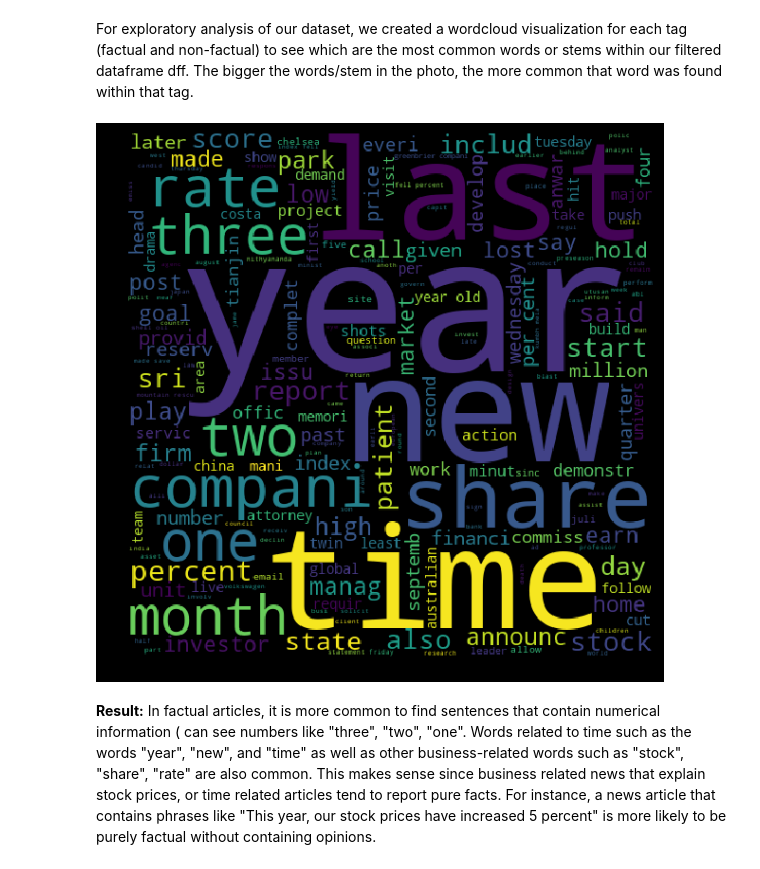
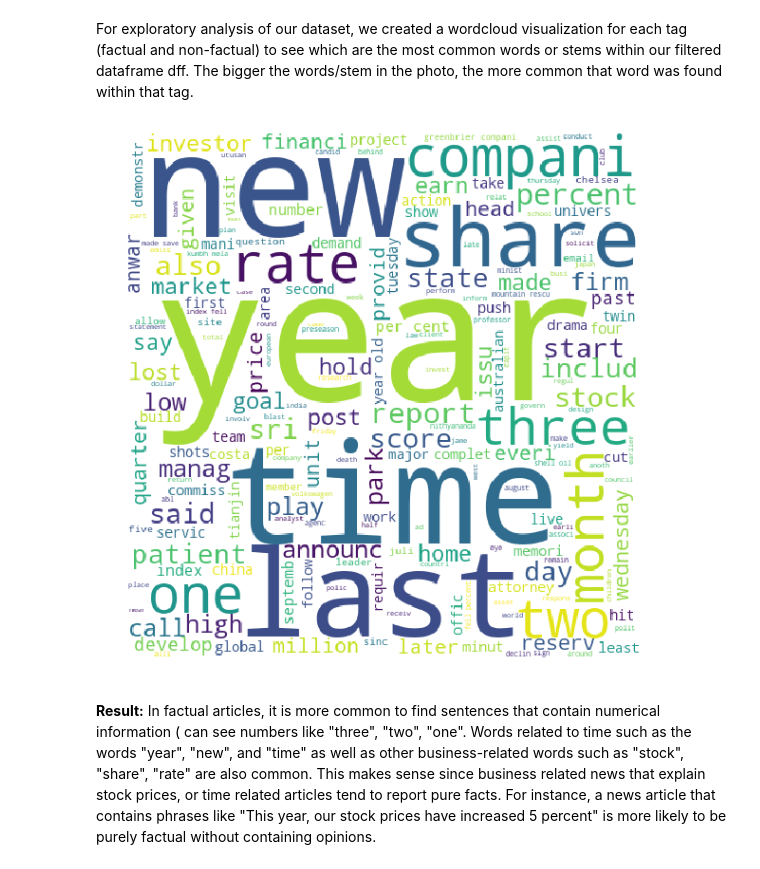
Before and after one commit to CarolineLiong/Fact-vs-Opinion-Articles, a Jupyter notebook: CSCI 183 Project.ipynb, the cells around one changed output. Saved outputs shown, nothing was run; the diff lists cells and outputs as text; code cells hidden in the pictures.

```diff
--- a/CSCI 183 Project.ipynb
+++ b/CSCI 183 Project.ipynb
@@ -319,14 +319,14 @@ For exploratory analysis of our dataset, we created a wordcloud visualization fo
 # %%
 #cloud words for filtered dataset - this is for the factual words
 fact_words = ' '.join(list(dff[dff['Tag']== 1]['Sentence']))
-fact_wc = WordCloud(width = 512, height=512).generate(fact_words)
-plt.figure(figsize = (10,8), facecolor = 'k')
+fact_wc = WordCloud(background_color= 'white', width = 500, height=512).generate(fact_words)
+plt.figure(figsize = (10,8), facecolor = 'white')
 plt.imshow(fact_wc)
 plt.axis('off')
 plt.tight_layout(pad=0)
 plt.show()
 # %% [output]
-[figure, old version]
+[figure, new version]
 # %% [markdown]
 **Result:** In factual articles, it is more common to find sentences that contain numerical information ( can see numbers like "three", "two", "one". Words related to time such as the words "year", "new", and "time" as well as other business-related words such as "stock", "share", "rate" are also common. This makes sense since business related news that explain stock prices, or time related articles tend to report pure facts. For instance, a news article that contains phrases like "This year, our stock prices have increased 5 percent" is more likely to be purely factual without containing opinions.
 # %%
```
Also changed, not shown: parts of 1 cell of this notebook.
